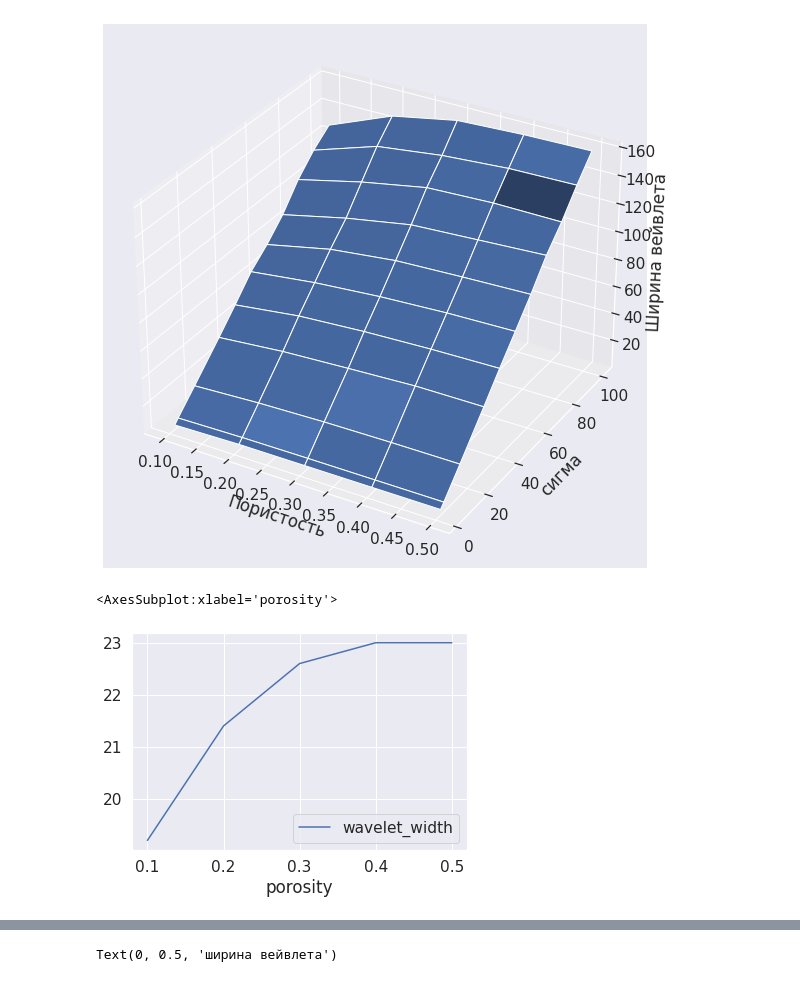
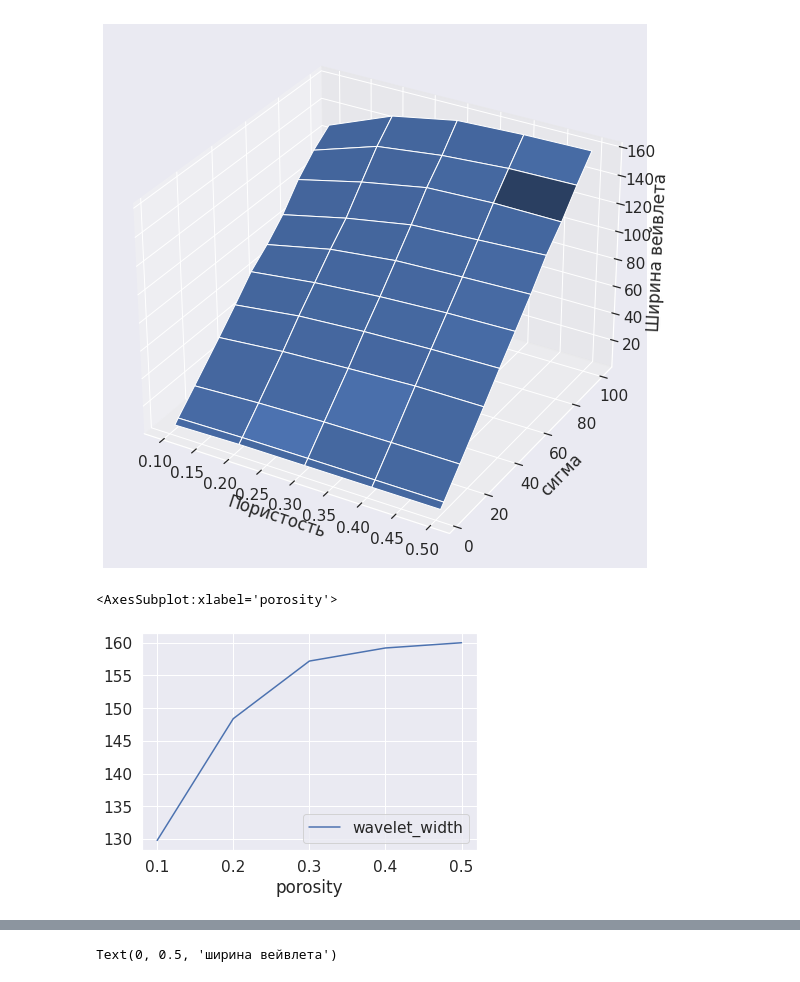
Before and after one commit to ankhafizov/MLTomography, a Jupyter notebook: notebooks/map_preview.ipynb, the cells around one changed output, grey strips where cells are left out. Drawn from its saved outputs; the diff is of its cells as text; code cells hidden in the pictures.

```diff
--- a/notebooks/map_preview.ipynb
+++ b/notebooks/map_preview.ipynb
@@ -45,7 +45,7 @@ ax.set_zlabel('Ширина вейвлета')
 Text(0.5, 0, 'Ширина вейвлета')
 [figure]
 # %%
-df.groupby("sigma").get_group(15).plot(x='porosity', y='wavelet_width')
+df.groupby("sigma").get_group(100).plot(x='porosity', y='wavelet_width')
 # %% [output]
 <AxesSubplot:xlabel='porosity'>
-[figure, old version]
+[figure, new version]
```
Also changed, not shown: parts of 5 cells of this notebook, 2 other files.
